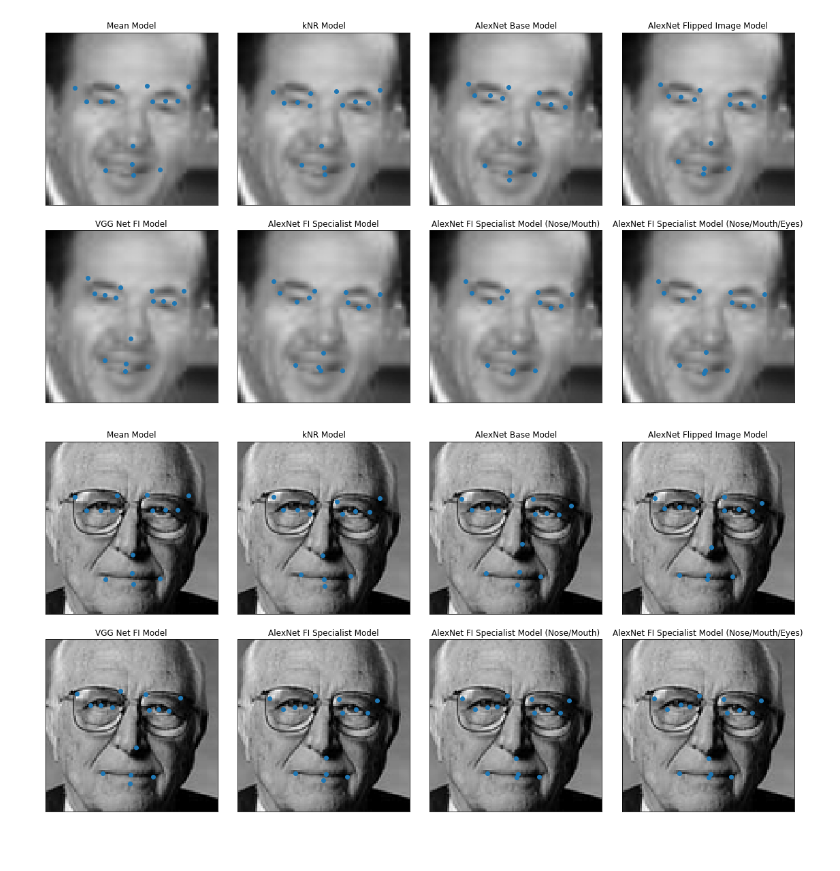
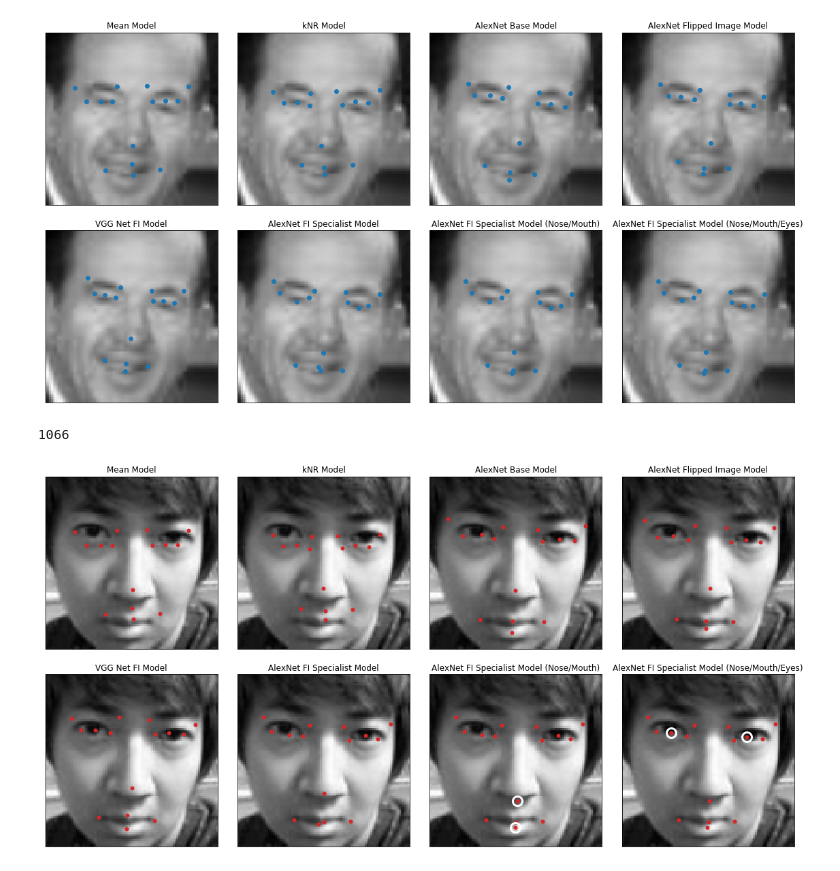
Before and after one commit to tomgoter/w207_finalproject, a Jupyter notebook: submission_notebook.ipynb, the cells around one changed output. Cells and saved outputs as stored; diff of their text form; code cells hidden in the pictures.

```diff
--- a/submission_notebook.ipynb
+++ b/submission_notebook.ipynb
@@ -665,14 +685,33 @@ plt.subplots_adjust(wspace=0.05,hspace=0.15)
 [figure]
 # %%
 fig, axes = plt.subplots(2,len(prediction_list)//2, figsize=(20,10), subplot_kw={'xticks': [], 'yticks': []})
+# Grab a random image
+im_num = np.random.randint(len(test_X))
+print(im_num)
 axes = axes.flatten()
 for p, (name, pred) in enumerate(prediction_list):
 
     # Show the keypoint predictions for all of our eight models that we submitted for one random image
-    axes[p].imshow(test_X[-5].reshape(96,96), cmap='gray')
+    axes[p].imshow(test_X[im_num].reshape(96,96), cmap='gray')
     axes[p].set_title(name)
-    axes[p].scatter(x=pred.iloc[-5,::2].values.astype(float),y=pred.iloc[-5,1::2].values.astype(float))
-
+    axes[p].scatter(x=pred.iloc[im_num,::2].values.astype(float),
+                    y=pred.iloc[im_num,1::2].values.astype(float),
+                    c='tab:red', s=25)
+    if (p==len(prediction_list)-2):
+        axes[p].plot(pred.iloc[im_num,-10], pred.iloc[im_num,-9], 'ro',
+                         markerfacecolor="None", markeredgecolor='white',
+                         linestyle='', ms=14, mew=3)
+        axes[p].plot(pred.iloc[im_num,-2], pred.iloc[im_num,-1], 'ro',
+                         markerfacecolor="None", markeredgecolor='white',
+                         linestyle='', ms=14, mew=3)
+    elif (p==len(prediction_list)-1):
+        axes[p].plot(pred.iloc[im_num,0], pred.iloc[im_num,1], 'ro',
+                         markerfacecolor="None", markeredgecolor='white',
+                         linestyle='', ms=14, mew=3)
+        axes[p].plot(pred.iloc[im_num,2], pred.iloc[im_num,3], 'ro',
+                         markerfacecolor="None", markeredgecolor='white',
+                         linestyle='', ms=14, mew=3)
 plt.subplots_adjust(wspace=0.05,hspace=0.15)
 # %% [output]
+1066
-[figure, old version]
+[figure, new version]
```
Also changed, not shown: parts of 8 cells of this notebook.
